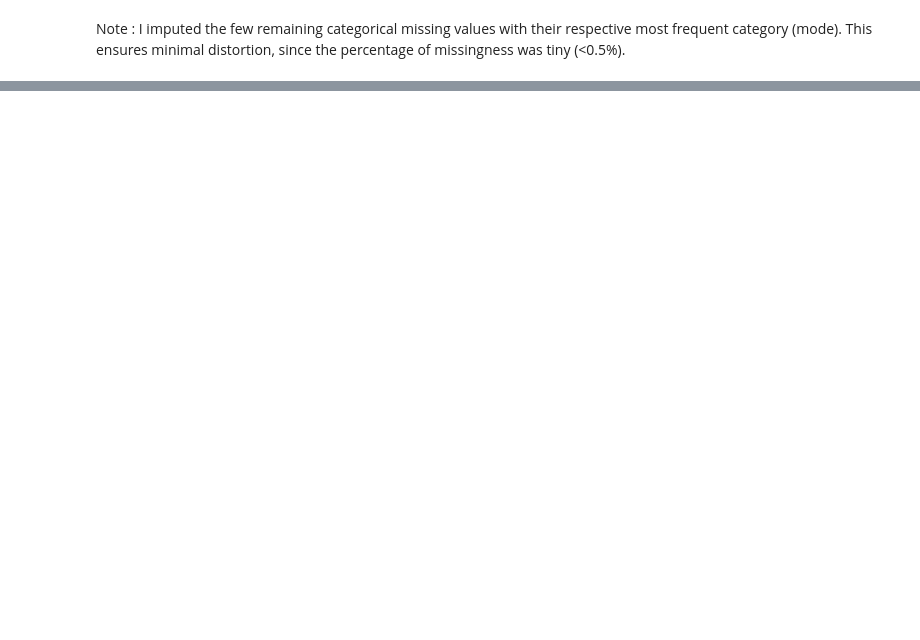
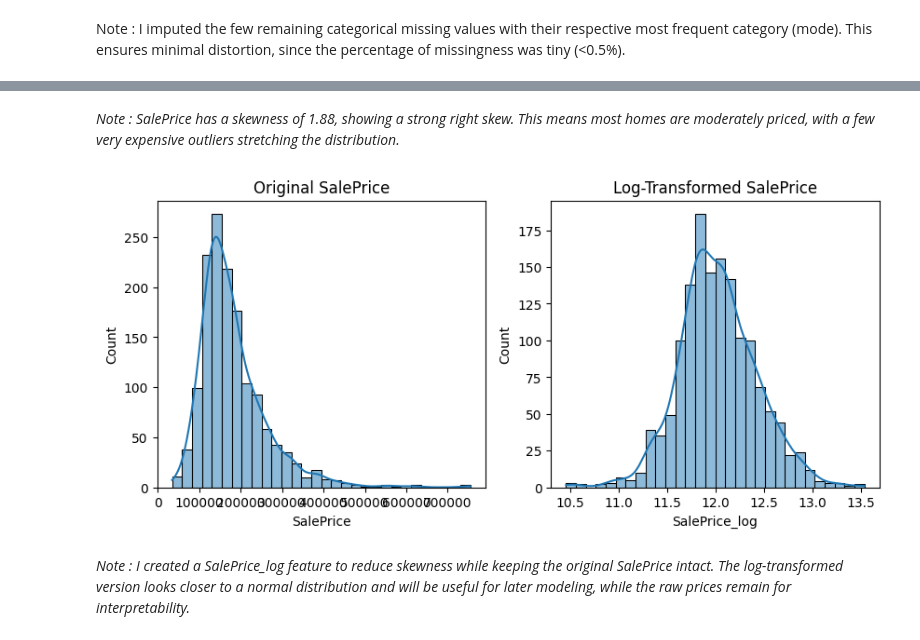
Before and after one commit to Aman-sys-ui/EDA, a Jupyter notebook: House_Price/House_Price_prediction.ipynb, the cells around one changed output, grey strips where cells are left out. Saved outputs shown, nothing was run; the diff lists cells and outputs as text; code cells hidden in the pictures; blank space fills up the shorter version.

```diff
--- a/House_Price/House_Price_prediction.ipynb
+++ b/House_Price/House_Price_prediction.ipynb
@@ -111,0 +294,22 @@ print(test.isnull().sum().sort_values(ascending = False).head(10))
+# %% [markdown]
+*Note : SalePrice has a skewness of 1.88, showing a strong right skew. This means most homes are moderately priced, with a few very expensive outliers stretching the distribution.*
+# %%
+# Create a log-transformed target column (without replacing original)
+train['SalePrice_log'] = np.log1p(train['SalePrice'])
+
+# Quick check of distribution after log transform
+plt.figure(figsize=(10,4))
+
+plt.subplot(1,2,1)
+sns.histplot(train['SalePrice'], kde=True, bins=30)
+plt.title("Original SalePrice")
+
+plt.subplot(1,2,2)
+sns.histplot(train['SalePrice_log'], kde=True, bins=30)
+plt.title("Log-Transformed SalePrice")
+
+plt.show()
+# %% [output]
+[figure, added]
+# %% [markdown]
+*Note : I created a SalePrice_log feature to reduce skewness while keeping the original SalePrice intact. The log-transformed version looks closer to a normal distribution and will be useful for later modeling, while the raw prices remain for interpretability.*
```
Also changed, not shown: parts of 68 cells of this notebook.
